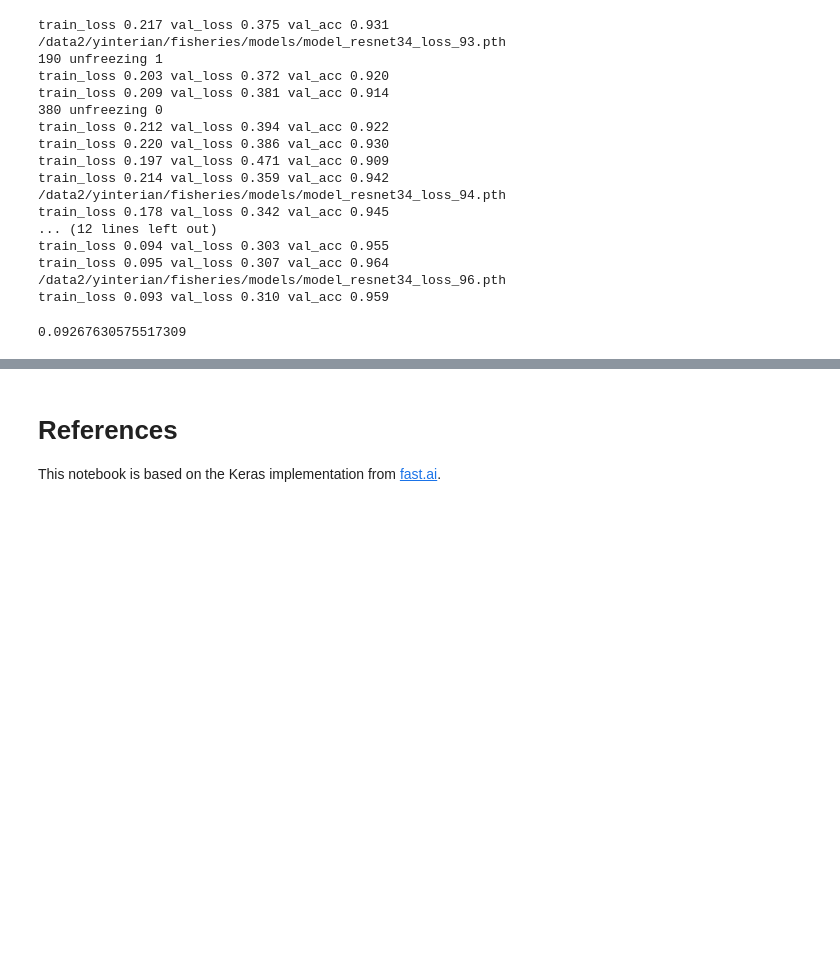
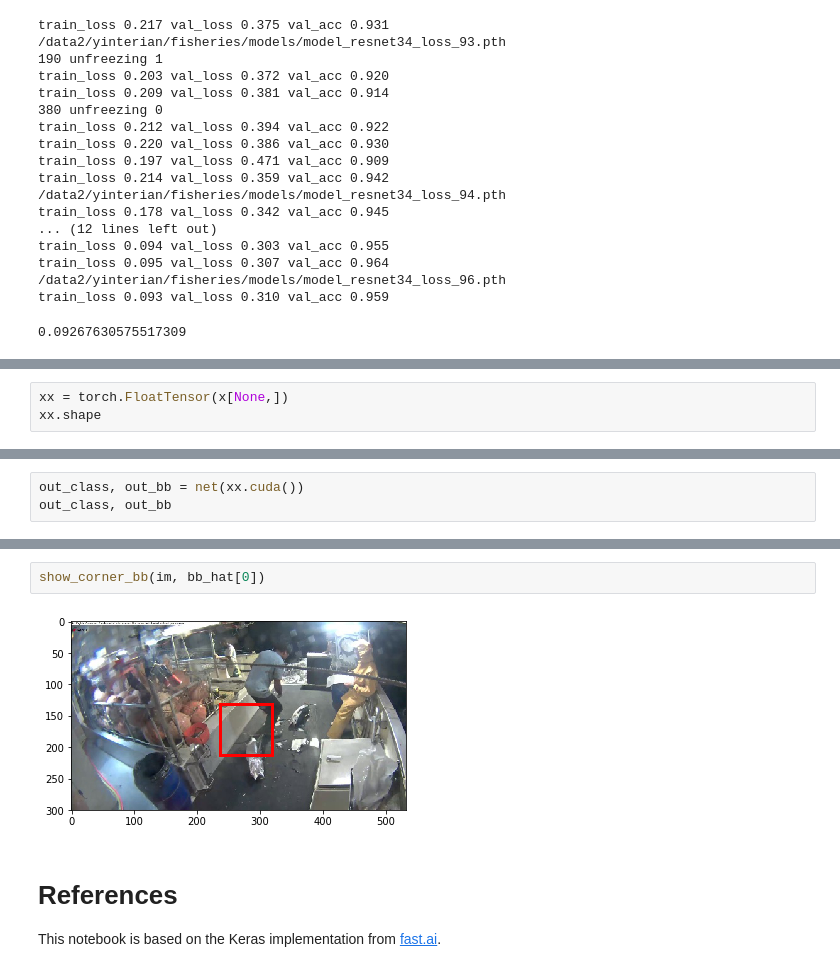
Before and after one commit to yanneta/deep-learning-with-pytorch, a Jupyter notebook: lesson4-multi-task-fish.ipynb, the cells around one changed output, grey strips where cells are left out. Saved outputs shown, nothing was run; the diff lists cells and outputs as text; blank space fills up the shorter version.

```diff
--- a/lesson4-multi-task-fish.ipynb
+++ b/lesson4-multi-task-fish.ipynb
@@ -1007,0 +1062,3 @@ train_loss 0.093 val_loss 0.310 val_acc 0.959
+# %%
+xx = torch.FloatTensor(x[None,])
+xx.shape
@@ -1007,0 +1067,3 @@ train_loss 0.093 val_loss 0.310 val_acc 0.959
+# %%
+out_class, out_bb = net(xx.cuda())
+out_class, out_bb
@@ -1008,3 +1097,7 @@ train_loss 0.093 val_loss 0.310 val_acc 0.959
+# %%
+show_corner_bb(im, bb_hat[0])
+# %% [output]
+[figure, added]
 # %% [markdown]
 # References
 This notebook is based on the Keras implementation from [fast.ai](https://github.com/fastai/courses/blob/master/deeplearning1/nbs/lesson7.ipynb).
```
Also changed, not shown: parts of 15 cells of this notebook.
